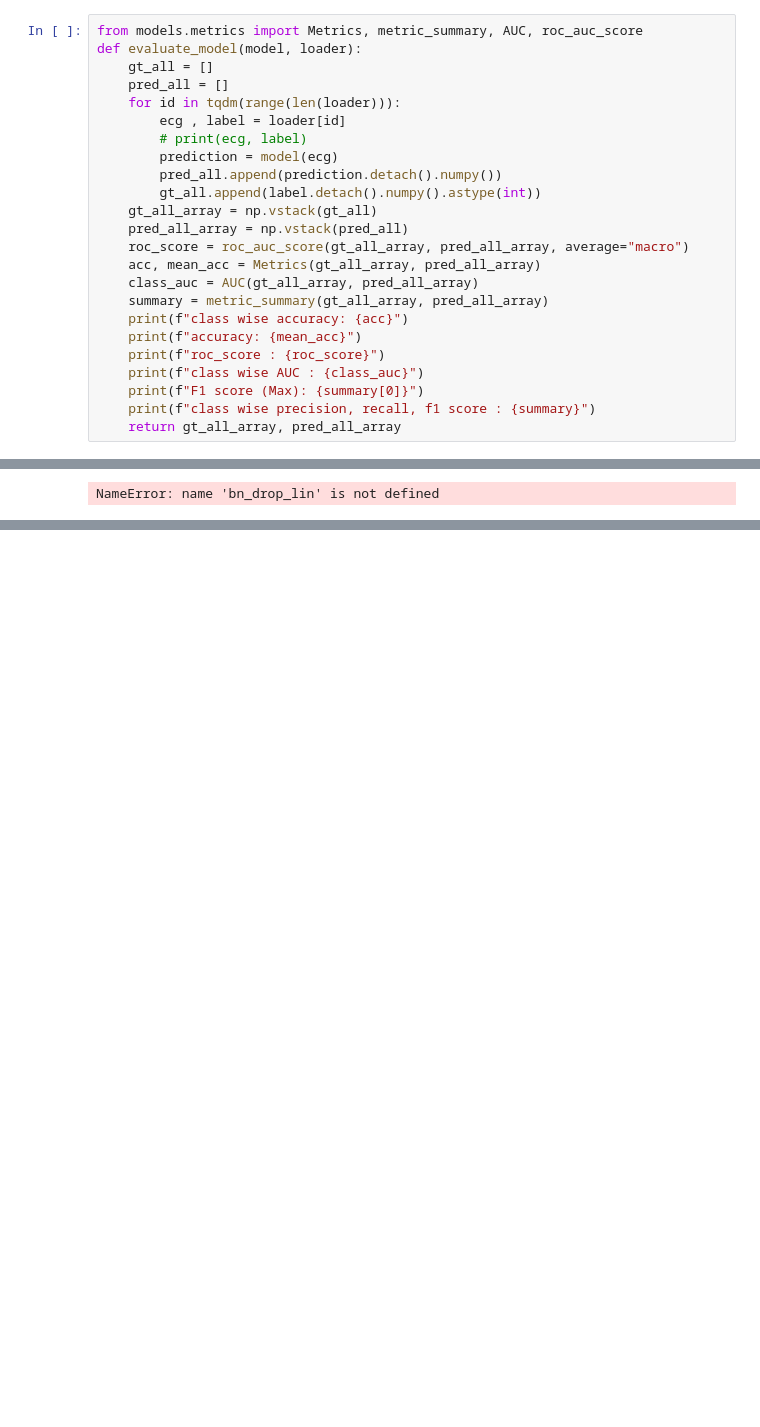
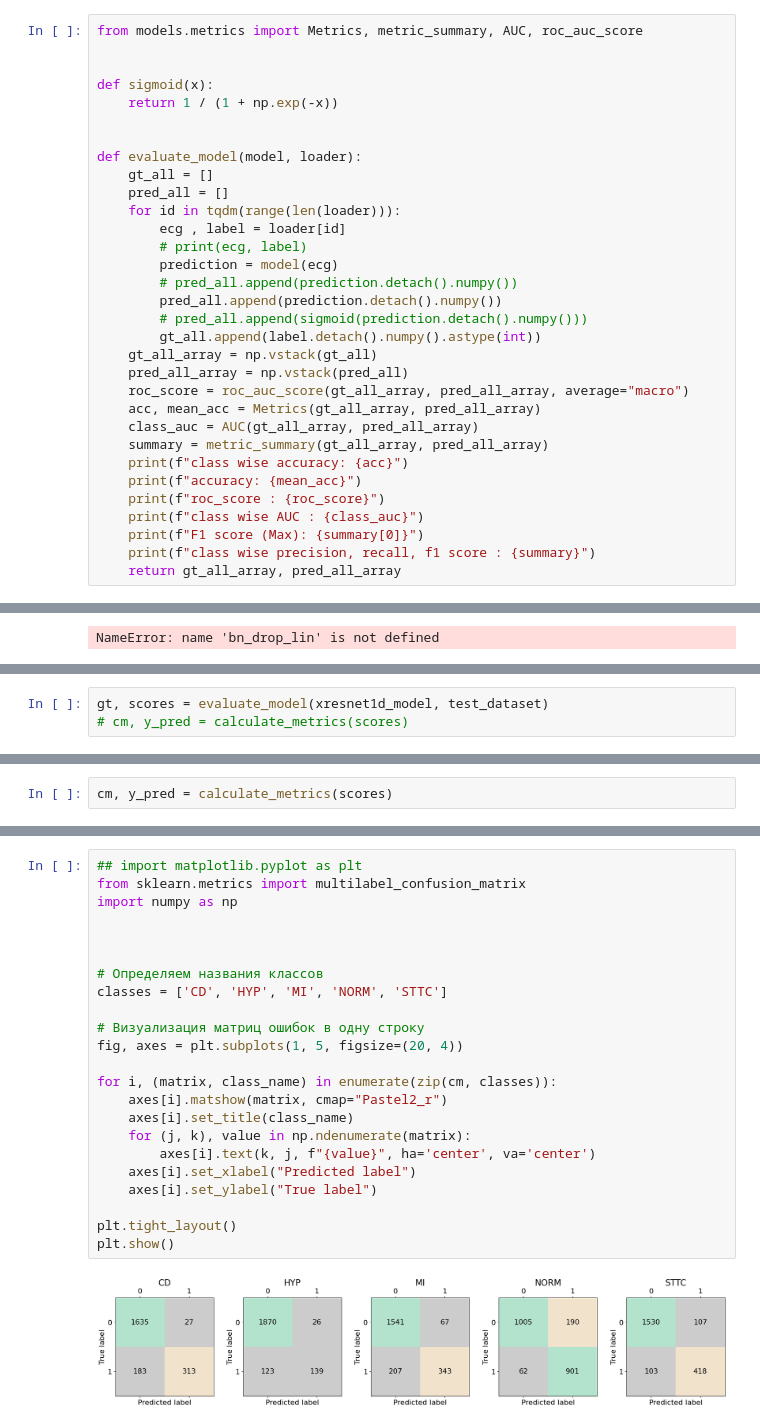
Before and after one commit to spark71/ecg-service, a Jupyter notebook: eda/ptbxl_clsf.ipynb, the cells around one changed output, grey strips where cells are left out. Cells and saved outputs as stored; diff of their text form; blank space fills up the shorter version.

```diff
--- a/eda/ptbxl_clsf.ipynb
+++ b/eda/ptbxl_clsf.ipynb
@@ -119,6 +136,12 @@ pred_all_array = np.vstack(pred_all)
 gt_all_array
 # %%
 from models.metrics import Metrics, metric_summary, AUC, roc_auc_score
+
+
+def sigmoid(x):
+    return 1 / (1 + np.exp(-x))
+
+
 def evaluate_model(model, loader):
     gt_all = []
     pred_all = []
@@ -126,7 +149,9 @@ def evaluate_model(model, loader):
         ecg , label = loader[id]
         # print(ecg, label)
         prediction = model(ecg)
+        # pred_all.append(prediction.detach().numpy())
         pred_all.append(prediction.detach().numpy())
+        # pred_all.append(sigmoid(prediction.detach().numpy()))
         gt_all.append(label.detach().numpy().astype(int))
     gt_all_array = np.vstack(gt_all)
     pred_all_array = np.vstack(pred_all)
@@ -569,0 +643,3 @@ NameError: name 'bn_drop_lin' is not defined
+# %%
+gt, scores = evaluate_model(xresnet1d_model, test_dataset)
+# cm, y_pred = calculate_metrics(scores)
@@ -569,0 +699,2 @@ NameError: name 'bn_drop_lin' is not defined
+# %%
+cm, y_pred = calculate_metrics(scores)
@@ -569,0 +724,25 @@ NameError: name 'bn_drop_lin' is not defined
+# %%
+## import matplotlib.pyplot as plt
+from sklearn.metrics import multilabel_confusion_matrix
+import numpy as np
+
+
+
+# Определяем названия классов
+classes = ['CD', 'HYP', 'MI', 'NORM', 'STTC']
+
+# Визуализация матриц ошибок в одну строку
+fig, axes = plt.subplots(1, 5, figsize=(20, 4))
+
+for i, (matrix, class_name) in enumerate(zip(cm, classes)):
+    axes[i].matshow(matrix, cmap="Pastel2_r")
+    axes[i].set_title(class_name)
+    for (j, k), value in np.ndenumerate(matrix):
+        axes[i].text(k, j, f"{value}", ha='center', va='center')
+    axes[i].set_xlabel("Predicted label")
+    axes[i].set_ylabel("True label")
+
+plt.tight_layout()
+plt.show()
+# %% [output]
+[figure, added]
```
Also changed, not shown: parts of 37 cells of this notebook, 1 other file.
